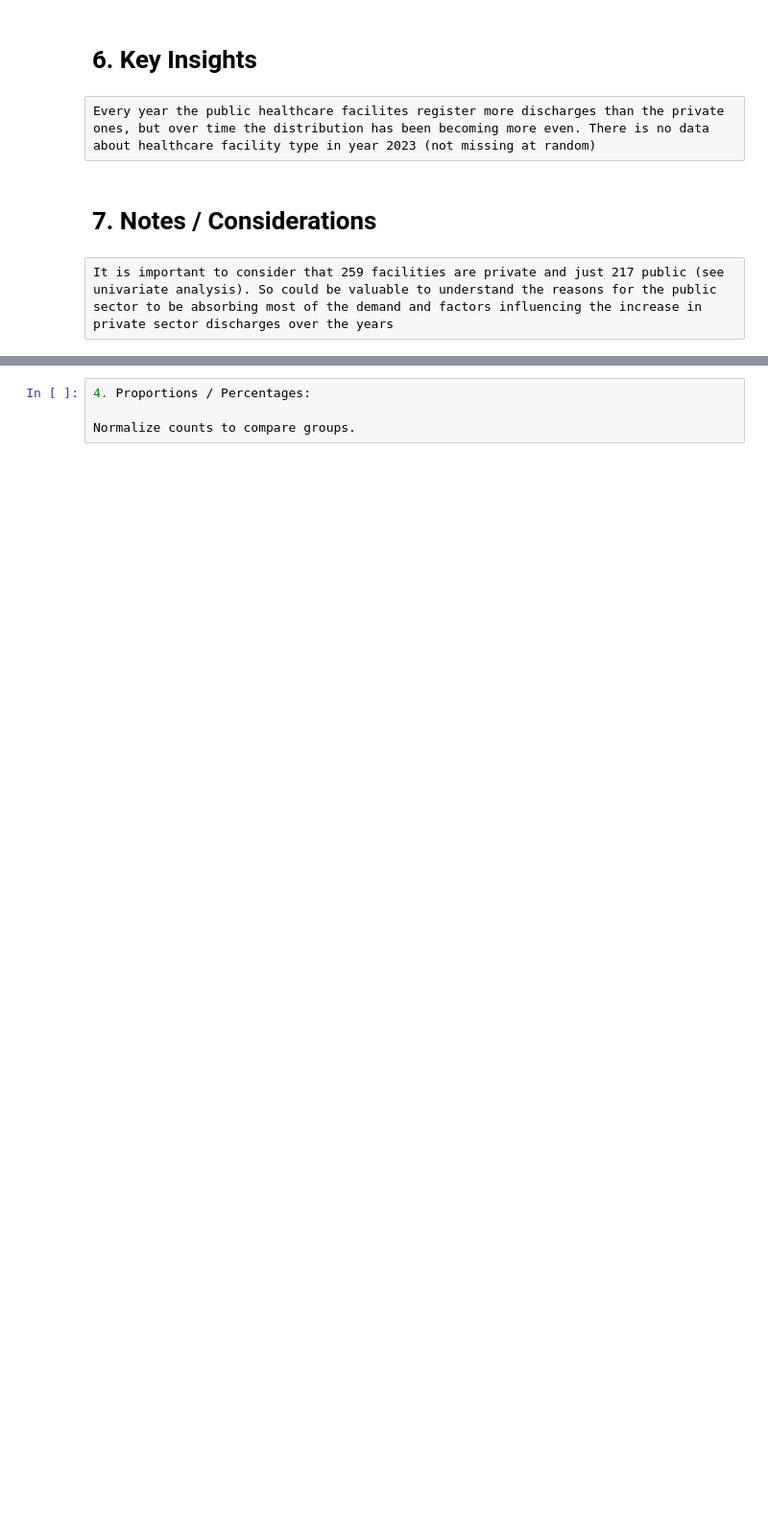
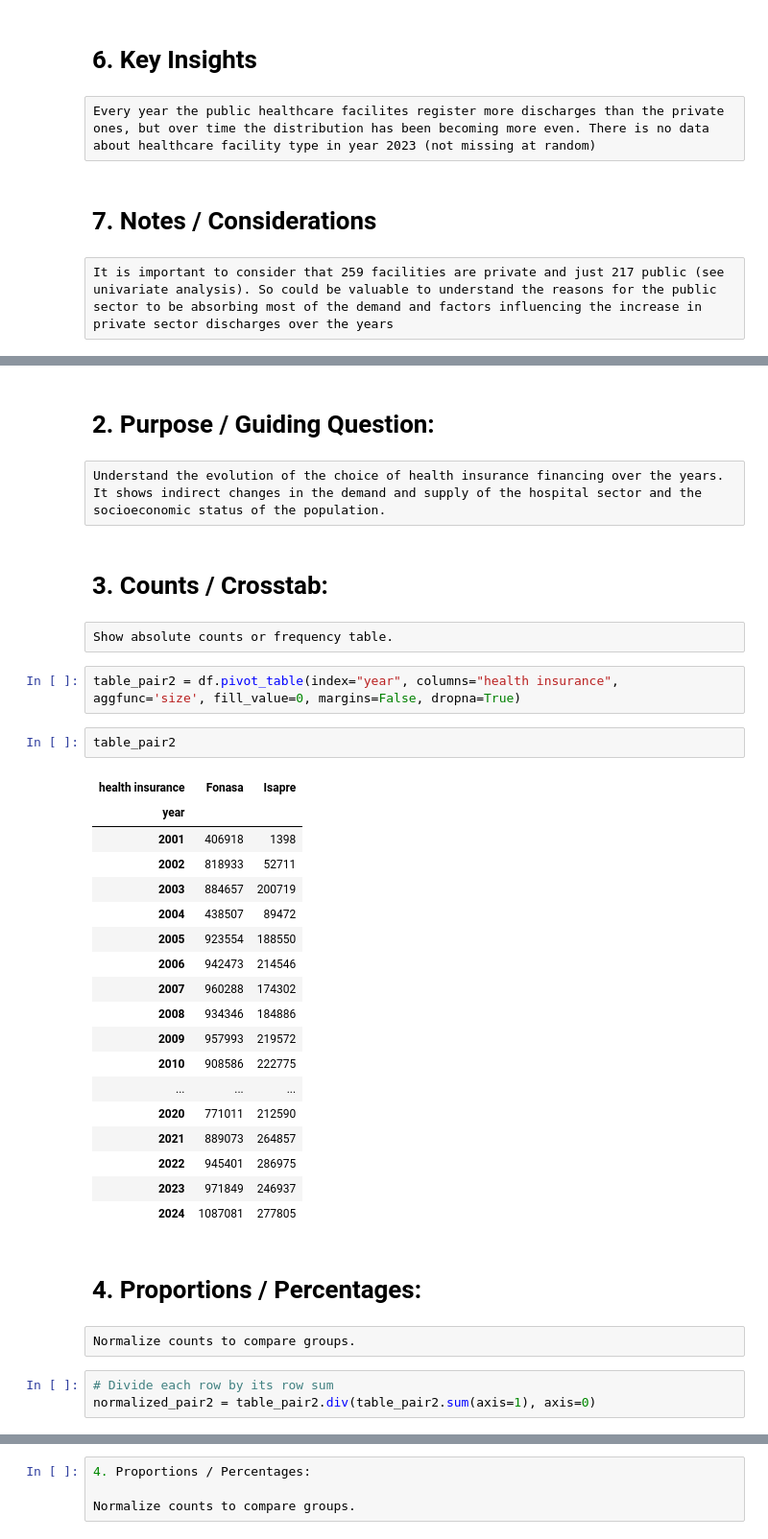
Before and after one commit to mirkopodunavak1996/EDAHospDischarges_Chile2001-2024, a Jupyter notebook: notebooks/General_Analysis_2001-2024_Bivariate(2).ipynb, the cells around one changed output, grey strips where cells are left out. Shown at 96% size. Cells and saved outputs as stored; diff of their text form; blank space fills up the shorter version.

```diff
--- a/notebooks/General_Analysis_2001-2024_Bivariate(2).ipynb
+++ b/notebooks/General_Analysis_2001-2024_Bivariate(2).ipynb
@@ -286,0 +251,38 @@ Show absolute counts or frequency table.
+# %% [markdown]
+# 2. Purpose / Guiding Question:
+# %% [raw]
+Understand the evolution of the choice of health insurance financing over the years. It shows indirect changes in the demand and supply of the hospital sector and the socioeconomic status of the population.
+# %% [markdown]
+# 3. Counts / Crosstab:
+# %% [raw]
+Show absolute counts or frequency table.
+# %%
+table_pair2 = df.pivot_table(index="year", columns="health insurance", aggfunc='size', fill_value=0, margins=False, dropna=True)
+# %%
+table_pair2
+# %% [output]
+| health insurance | Fonasa | Isapre |
+| year |  |  |
+| 2001 | 406918 | 1398 |
+| 2002 | 818933 | 52711 |
+| 2003 | 884657 | 200719 |
+| 2004 | 438507 | 89472 |
+| 2005 | 923554 | 188550 |
+| 2006 | 942473 | 214546 |
+| 2007 | 960288 | 174302 |
+| 2008 | 934346 | 184886 |
+| 2009 | 957993 | 219572 |
+| 2010 | 908586 | 222775 |
+| ... | ... | ... |
+| 2020 | 771011 | 212590 |
+| 2021 | 889073 | 264857 |
+| 2022 | 945401 | 286975 |
+| 2023 | 971849 | 246937 |
+| 2024 | 1087081 | 277805 |
+# %% [markdown]
+# 4. Proportions / Percentages:
+# %% [raw]
+Normalize counts to compare groups.
+# %%
+# Divide each row by its row sum
+normalized_pair2 = table_pair2.div(table_pair2.sum(axis=1), axis=0)
```
Also changed, not shown: parts of 48 cells of this notebook.
